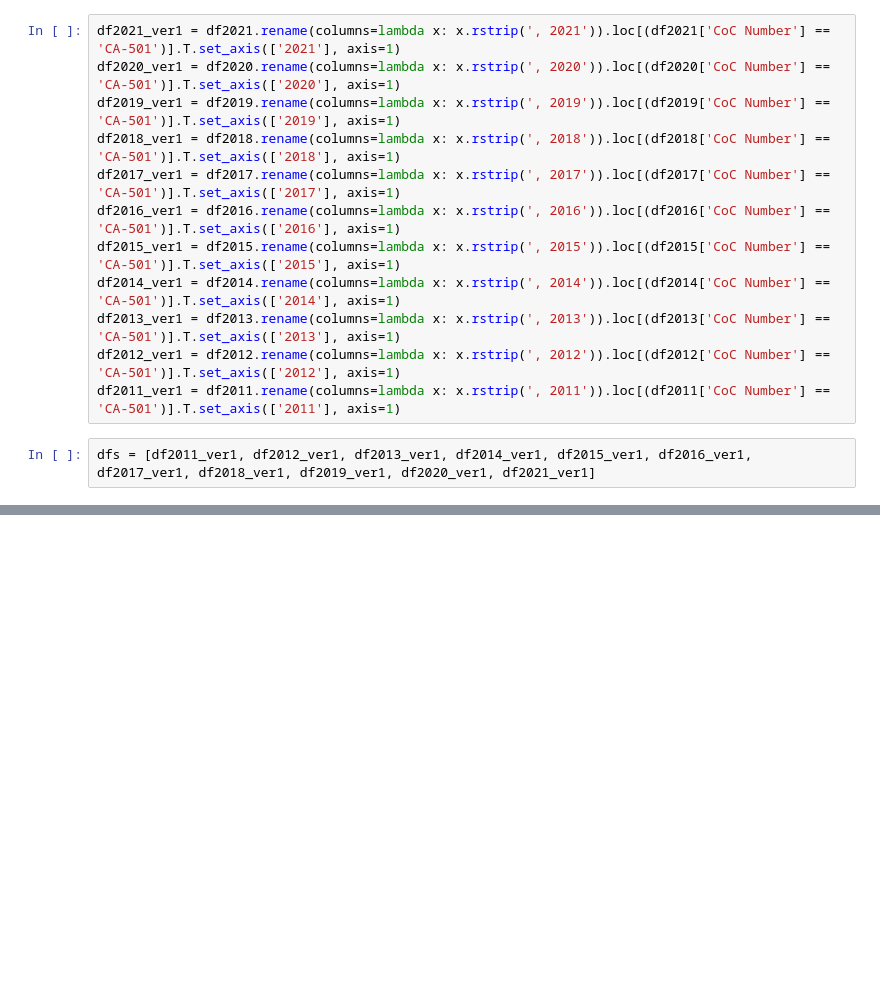
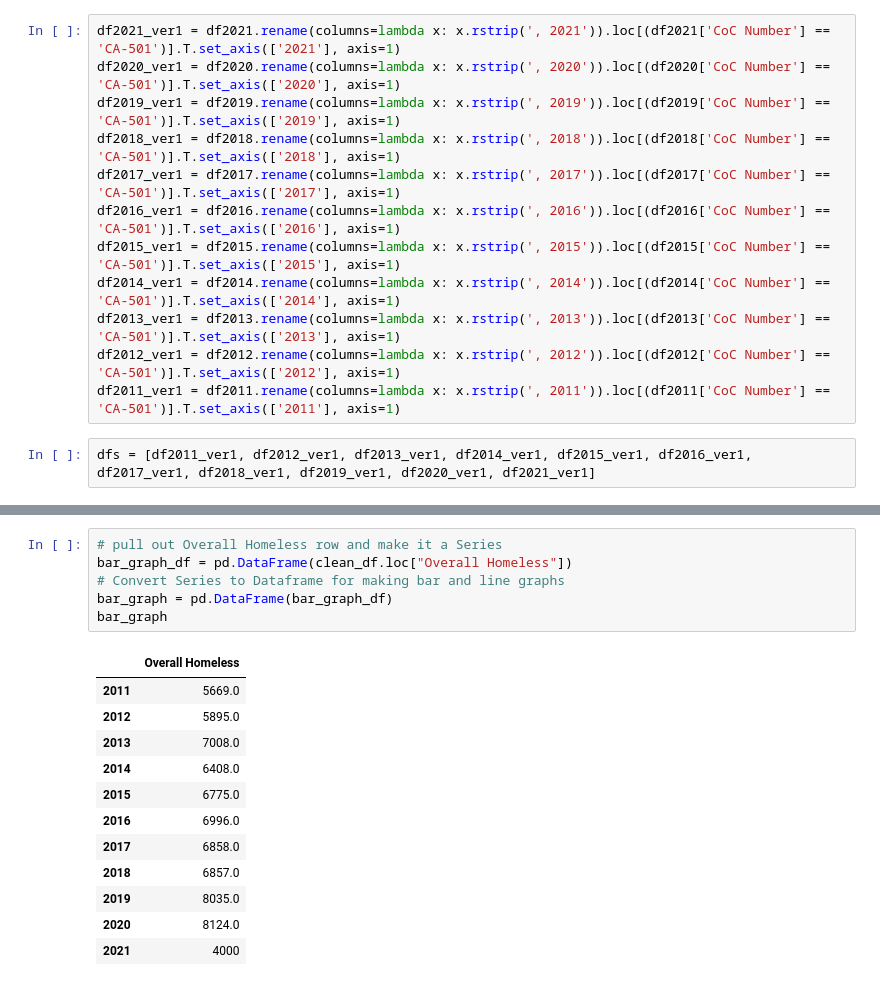
Before and after one commit to scbigler/Project1, a Jupyter notebook: Homeless Sonny.ipynb, the cells around one changed output, grey strips where cells are left out. Drawn from its saved outputs; the diff is of its cells as text; blank space fills up the shorter version.

```diff
--- a/Homeless.ipynb
+++ b/Homeless Sonny.ipynb
@@ -73,3 +73,22 @@ clean_df.replace(np.nan,0).head(50)
 | Overall Homeless - Age 18 to 24 | 0 | 0 | 1848.0 | 0 | 1389.0 | 1434.0 | 1224.0 | 1353.0 | 1157.0 | 1157.0 | 0 |
 | Overall Homeless - Over 24 | 0 | 0 | 4705.0 | 0 | 4942.0 | 5066.0 | 5186.0 | 5027.0 | 6494.0 | 6602.0 | 0 |
 | Sheltered ES Homeless - Under 18 | 0 | 0 | 184.0 | 195.0 | 181.0 | 224.0 | 211.0 | 0 | 228.0 | 226.0 | 239.0 |
+# %%
+# pull out Overall Homeless row and make it a Series
+bar_graph_df = pd.DataFrame(clean_df.loc["Overall Homeless"])
+# Convert Series to Dataframe for making bar and line graphs
+bar_graph = pd.DataFrame(bar_graph_df)
+bar_graph
+# %% [output]
+|  | Overall Homeless |
+| 2011 | 5669.0 |
+| 2012 | 5895.0 |
+| 2013 | 7008.0 |
+| 2014 | 6408.0 |
+| 2015 | 6775.0 |
+| 2016 | 6996.0 |
+| 2017 | 6858.0 |
+| 2018 | 6857.0 |
+| 2019 | 8035.0 |
+| 2020 | 8124.0 |
+| 2021 | 4000 |
```
Also changed, not shown: parts of 2 cells of this notebook.
